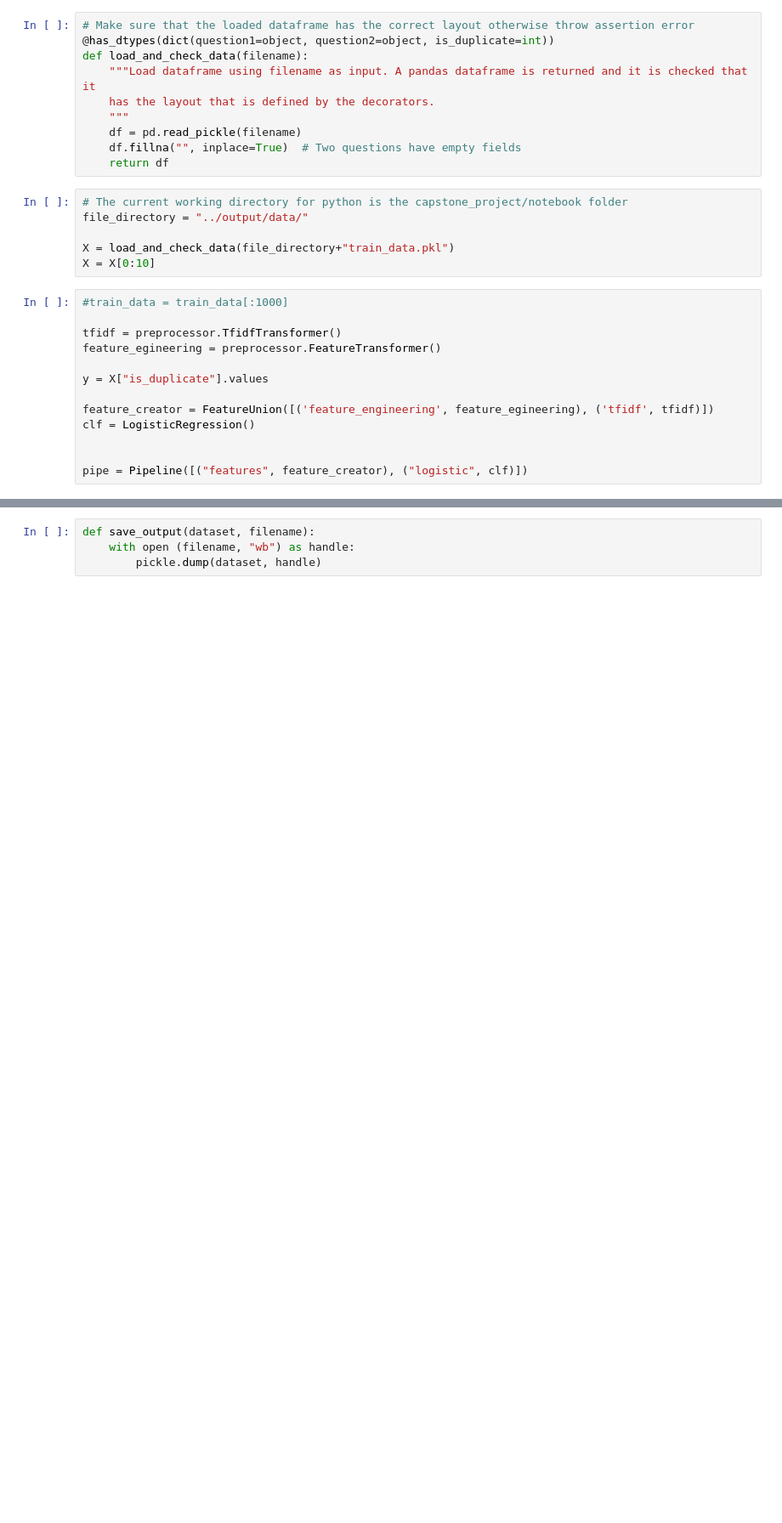
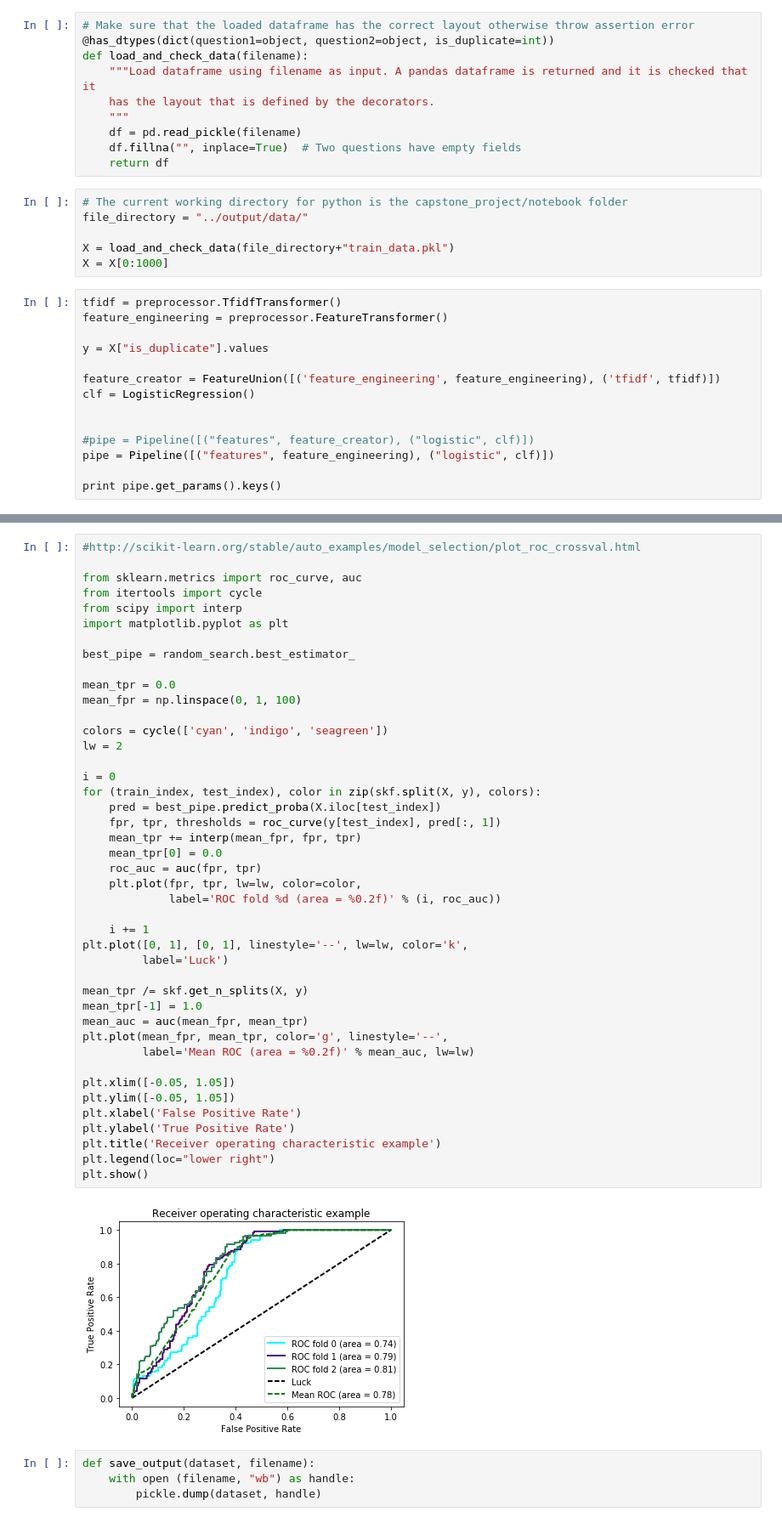
Before and after one commit to schorlem/capstone_project, a Jupyter notebook: notebooks/preprocessing-01-als.ipynb, the cells around one changed output, grey strips where cells are left out. Shown at 85% size. Cells and saved outputs as stored; diff of their text form; blank space fills up the shorter version.

Commit message:
Worked on roc_aucs and RandomSearchCV

```diff
--- a/notebooks/preprocessing-01-als.ipynb
+++ b/notebooks/preprocessing-01-als.ipynb
@@ -22,17 +21,18 @@ def load_and_check_data(filename):
 file_directory = "../output/data/"
 
 X = load_and_check_data(file_directory+"train_data.pkl")
-X = X[0:10]
+X = X[0:1000]
 # %%
-#train_data = train_data[:1000]
-
 tfidf = preprocessor.TfidfTransformer()
-feature_egineering = preprocessor.FeatureTransformer()
+feature_engineering = preprocessor.FeatureTransformer()
 
 y = X["is_duplicate"].values
 
-feature_creator = FeatureUnion([('feature_engineering', feature_egineering), ('tfidf', tfidf)])
+feature_creator = FeatureUnion([('feature_engineering', feature_engineering), ('tfidf', tfidf)])
 clf = LogisticRegression()
 
 
-pipe = Pipeline([("features", feature_creator), ("logistic", clf)])
+#pipe = Pipeline([("features", feature_creator), ("logistic", clf)])
+pipe = Pipeline([("features", feature_engineering), ("logistic", clf)])
+
+print pipe.get_params().keys()
@@ -49,3 +91,48 @@ for train_index, test_index in skf.split(X, y):
+# %%
+#http://scikit-learn.org/stable/auto_examples/model_selection/plot_roc_crossval.html
+
+from sklearn.metrics import roc_curve, auc
+from itertools import cycle
+from scipy import interp
+import matplotlib.pyplot as plt
+
+best_pipe = random_search.best_estimator_
+
+mean_tpr = 0.0
+mean_fpr = np.linspace(0, 1, 100)
+
+colors = cycle(['cyan', 'indigo', 'seagreen'])
+lw = 2
+
+i = 0
+for (train_index, test_index), color in zip(skf.split(X, y), colors):
+    pred = best_pipe.predict_proba(X.iloc[test_index])
+    fpr, tpr, thresholds = roc_curve(y[test_index], pred[:, 1])
+    mean_tpr += interp(mean_fpr, fpr, tpr)
+    mean_tpr[0] = 0.0
+    roc_auc = auc(fpr, tpr)
+    plt.plot(fpr, tpr, lw=lw, color=color,
+             label='ROC fold %d (area = %0.2f)' % (i, roc_auc))
+
+    i += 1
+plt.plot([0, 1], [0, 1], linestyle='--', lw=lw, color='k',
+         label='Luck')
+
+mean_tpr /= skf.get_n_splits(X, y)
+mean_tpr[-1] = 1.0
+mean_auc = auc(mean_fpr, mean_tpr)
+plt.plot(mean_fpr, mean_tpr, color='g', linestyle='--',
+         label='Mean ROC (area = %0.2f)' % mean_auc, lw=lw)
+
+plt.xlim([-0.05, 1.05])
+plt.ylim([-0.05, 1.05])
+plt.xlabel('False Positive Rate')
+plt.ylabel('True Positive Rate')
+plt.title('Receiver operating characteristic example')
+plt.legend(loc="lower right")
+plt.show()
+# %% [output]
+[figure, added]
 # %%
 def save_output(dataset, filename):
     with open (filename, "wb") as handle:
```
Also changed, not shown: parts of 6 cells of this notebook, 1 other file.
